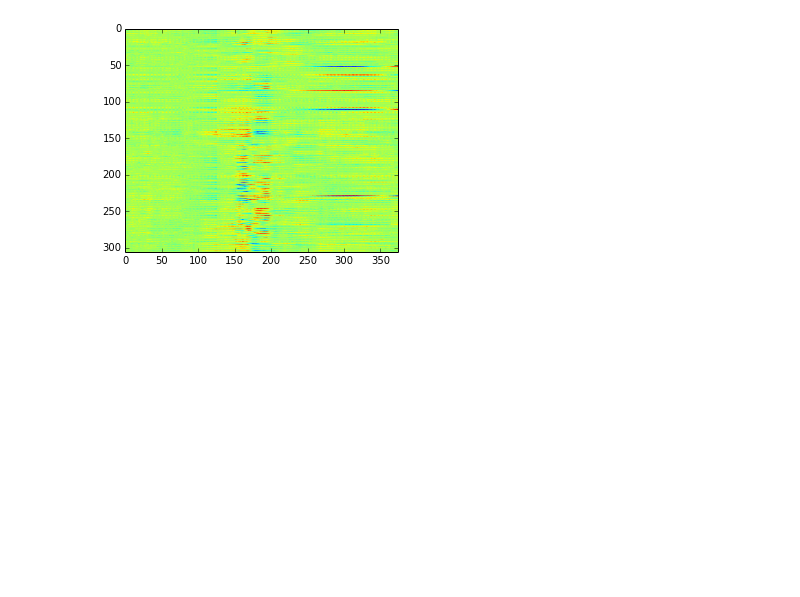
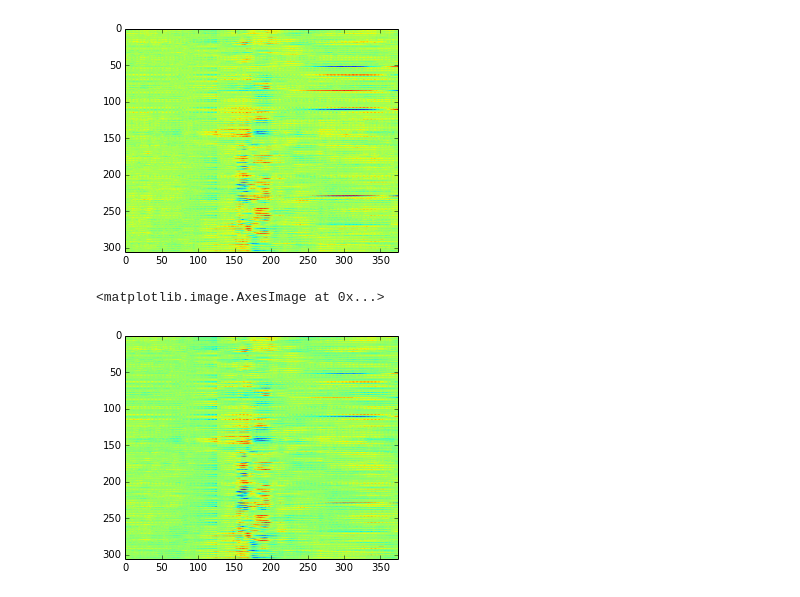
Before and after one commit to SnippyHolloW/kaggleMEG, a Jupyter notebook: Exploratory Data Analysis.ipynb, the cells around one changed output. Saved outputs shown, nothing was run; the diff lists cells and outputs as text; code cells hidden in the pictures; blank space fills up the shorter version.

```diff
--- a/Exploratory Data Analysis.ipynb
+++ b/Exploratory Data Analysis.ipynb
@@ -64,3 +64,9 @@ imshow(cmean0)
 # %% [output]
 <matplotlib.image.AxesImage at 0x...>
 [figure]
+# %%
+fullmean = X.mean(axis=0)
+imshow(fullmean)
+# %% [output]
+<matplotlib.image.AxesImage at 0x...>
+[figure, added]
```
Also changed, not shown: parts of 7 cells of this notebook, 1 other file.
